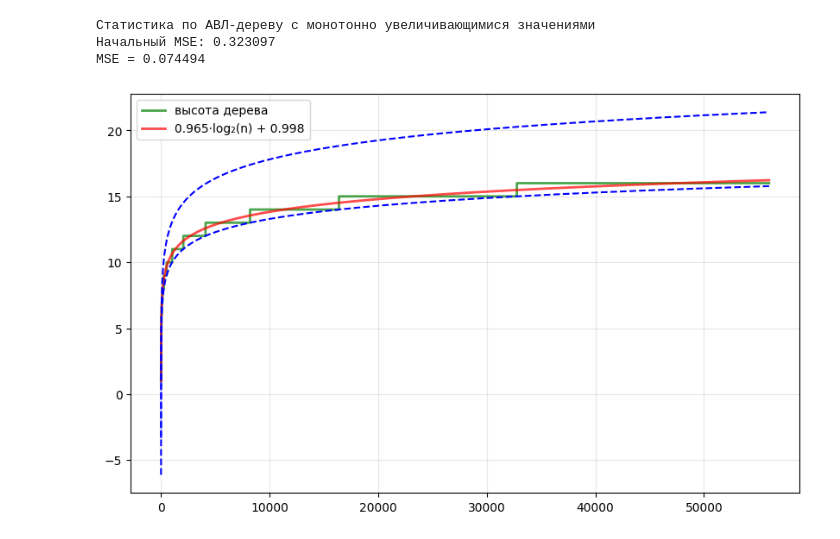
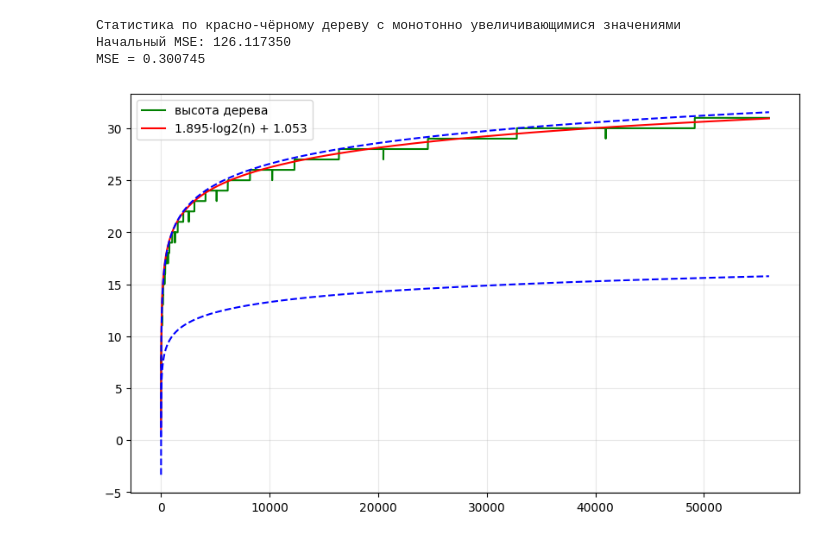
Before and after one commit to okt-okt/AISD, a Jupyter notebook: obrabotka.ipynb, the cells around one changed output. Drawn from its saved outputs; the diff is of its cells as text; code cells hidden in the pictures.

```diff
--- a/obrabotka.ipynb
+++ b/obrabotka.ipynb
@@ -160,63 +163,40 @@ MSE = 0.086978
 # %%
-n, h = np.loadtxt('Debug x64\\stat_AVL_monoton.txt', unpack=True)
-print('Статистика по АВЛ-дереву с монотонно увеличивающимися значениями')
+n, h = np.loadtxt('Debug x64\\stat_RNB_monoton.txt', unpack=True)
+print('Статистика по красно-чёрному дереву с монотонно увеличивающимися значениями')
 
 y = h
 x = np.log2(n)
-i = len(n)
 
 plt.figure(figsize=(10, 6))
+plt.plot(n, h, 'green', label='высота дерева')
 
-plt.plot(n, h, 'green', linewidth=2, alpha=0.7,
-        label='высота дерева')
+a,b = symbols('a,b')
+MSE = 1/3*((a*x[0]+b-y[0])**2 + (a*x[x.size//2]+b-y[y.size//2])**2 + (a*x[-1]+b-y[-1])**2)
+MSE_1,MSE_2 = diff(MSE,a),diff(MSE,b)
+step = 0.001
+v1,v2 = 1,1
 
-def stat(a,b):
-        return a*x + b
+print(f"Начальный MSE: {MSE.subs({a:v1,b:v2}):.6f}")
 
-def MSE(a,b):
-        f = stat(a,b)
-        return np.average(np.square(f-y))
+for j in range (20):
+        actual = MSE.subs({a:v1,b:v2})
+        v1 -= MSE_1.subs({a:v1,b:v2}) * step
+        v2 -= MSE_2.subs({a:v1,b:v2}) * step
 
-step = 0.0005
-a = 1.0
-b = 1.0
-
-MSE_prev = MSE(a,b)
-print(f"Начальный MSE: {MSE_prev:.6f}")
-
-for j in range (100000):
-        e_i = a*x+b-y
-        signs = np.sign(e_i)
-        grad_a = np.mean(signs*x)
-        grad_b = np.mean(signs)
-
-        a_prev = a
-        b_prev = b
-        a-=step*grad_a
-        b-=step*grad_b
-
-        MSE_current = MSE(a,b)
-        if (MSE_prev < MSE_current):
-                a = a_prev
-                b = b_prev
-                break
-        else:
-                MSE_prev = MSE_current
-
-print(f"MSE = {MSE(a, b):.6f}")
-plt.plot(n, stat(a,b), 'red', linewidth=2, alpha=0.7,
-        label=f'{a:.3f}·log₂(n) + {b:.3f}')
+func = v1 * x + v2
+print(f"MSE = {MSE.subs({a:v1,b:v2}):.6f}")
+plt.plot(n, func, 'red', label=f'{v1:.3f}·log2(n) + {v2:.3f}')
 
 x = np.linspace(0.1, 56000, 56000)
-y = 1.44 * np.log2(x) - 1.33
+y = np.log2(x)
 plt.plot(x, y, 'b--')
-y = np.log2(x)
+y = 2*np.log2(x+1)
 plt.plot(x, y, 'b--')
 
 plt.legend()
 plt.grid(True, alpha=0.3)
 # %% [output]
-Статистика по АВЛ-дереву с монотонно увеличивающимися значениями
-Начальный MSE: 0.323097
-MSE = 0.074494
+Статистика по красно-чёрному дереву с монотонно увеличивающимися значениями
+Начальный MSE: 126.117350
+MSE = 0.300745
-[figure, old version]
+[figure, new version]
```
Also changed, not shown: parts of 8 cells of this notebook.
